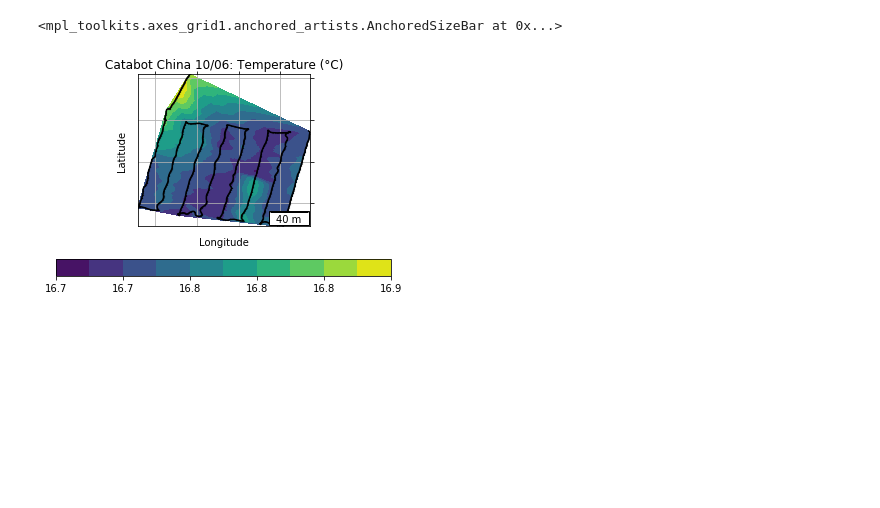
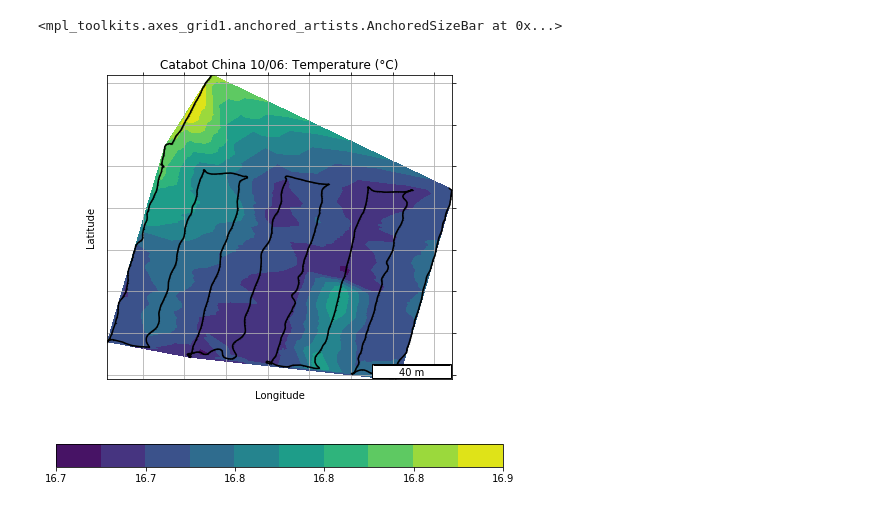
Before and after one commit to dartmouthrobotics/epscor_asv_data_analysis, a Jupyter notebook: Jupyter_notebook/20201006-Sabattus-GPS and EXO.ipynb, the cells around one changed output. Saved outputs shown, nothing was run; the diff lists cells and outputs as text; code cells hidden in the pictures; blank space fills up the shorter version.

```diff
--- a/Jupyter_notebook/20201006-Sabattus-GPS and EXO.ipynb
+++ b/Jupyter_notebook/20201006-Sabattus-GPS and EXO.ipynb
@@ -26,35 +26,36 @@ with open(CSV_FILE_PATH, 'r') as csv_file:
 z = tlog_list[1:2501,18]
 z = z.astype('float32')
 
 # GPS location
 x = tlog_list[1:2501,25]
 x = x.astype('float64')
 y = tlog_list[1:2501,24]
 y = y.astype('float64')
 
-f, ax = plt.subplots()
+
+f, ax = plt.subplots(figsize=(8,8))
 ax.set_title('Catabot China 10/06: Temperature (' + degree_sign + 'C)')
 cs = ax.tricontourf(x,y,z, 10, norm=colors.SymLogNorm(linthresh=0.03, linscale=0.03))
 
 f.colorbar(cs, orientation='horizontal', format='%.1f')
 ax.set_xlabel('Longitude')
 f.canvas.draw()
 
 ax.set_ylabel('Latitude')
 f.canvas.draw()
 
 ax.plot(x,y,marker='o', color='k', markersize=0.1)
 ax.tick_params(right= True,top= True,left= False, bottom= False)
 ax.set_xticklabels([])
 ax.set_yticklabels([])
 ax.set_aspect('equal')
 plt.grid(True)
 
 bar = AnchoredSizeBar(ax.transData, 0.00046, '40 m', 4)
 ax.add_artist(bar)
 # %% [output]
 <mpl_toolkits.axes_grid1.anchored_artists.AnchoredSizeBar at 0x...>
-[figure, old version]
+[figure, new version]
 # %%
 
 # PH
```
Also changed, not shown: parts of 4 cells of this notebook.
